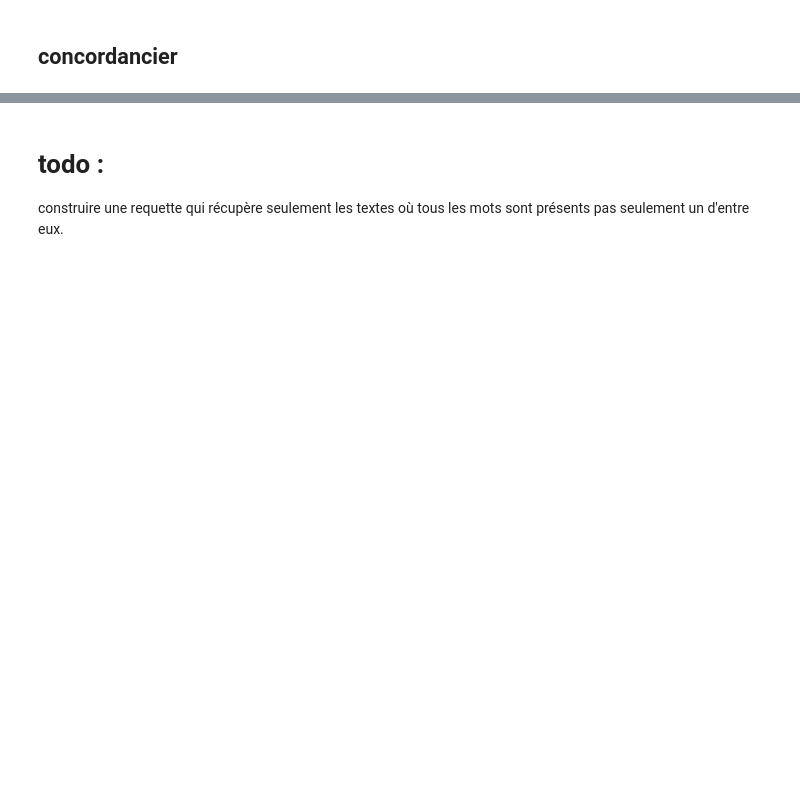
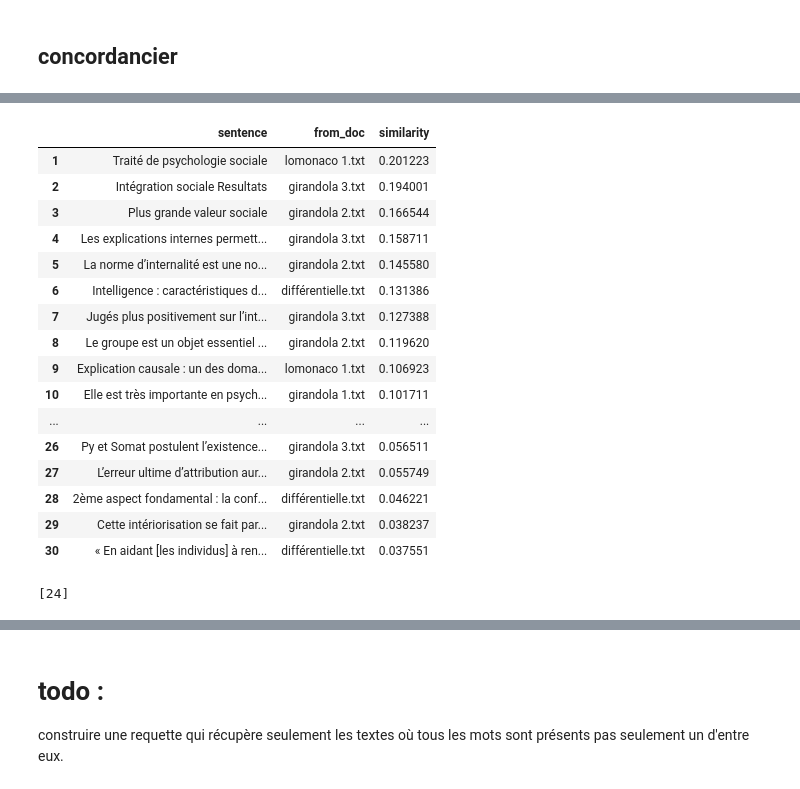
Before and after one commit to DRP-CB/text-explorer, a Jupyter notebook: explorateur_requêtes.ipynb, the cells around one changed output, grey strips where cells are left out. Drawn from its saved outputs; the diff is of its cells as text; code cells hidden in the pictures; blank space fills up the shorter version.

```diff
--- a/explorateur_requêtes.ipynb
+++ b/explorateur_requêtes.ipynb
@@ -306,0 +365,21 @@ dtype: bool
+# %%
+wtv = search_tokens(['sociale'])
+wtv
+# %% [output]
+|  | sentence | from_doc | similarity |
+| 1 | Traité de psychologie sociale | lomonaco 1.txt | 0.201223 |
+| 2 | Intégration sociale Resultats | girandola 3.txt | 0.194001 |
+| 3 | Plus grande valeur sociale | girandola 2.txt | 0.166544 |
+| 4 | Les explications internes permett... | girandola 3.txt | 0.158711 |
+| 5 | La norme d’internalité est une no... | girandola 2.txt | 0.145580 |
+| 6 | Intelligence : caractéristiques d... | différentielle.txt | 0.131386 |
+| 7 | Jugés plus positivement sur l’int... | girandola 3.txt | 0.127388 |
+| 8 | Le groupe est un objet essentiel ... | girandola 2.txt | 0.119620 |
+| 9 | Explication causale : un des doma... | lomonaco 1.txt | 0.106923 |
+| 10 | Elle est très importante en psych... | girandola 1.txt | 0.101711 |
+| ... | ... | ... | ... |
+| 26 | Py et Somat postulent l’existence... | girandola 3.txt | 0.056511 |
+| 27 | L’erreur ultime d’attribution aur... | girandola 2.txt | 0.055749 |
+| 28 | 2ème aspect fondamental : la conf... | différentielle.txt | 0.046221 |
+| 29 | Cette intériorisation se fait par... | girandola 2.txt | 0.038237 |
+| 30 | « En aidant [les individus] à ren... | différentielle.txt | 0.037551 |
@@ -306,0 +393,4 @@ dtype: bool
+# %%
+match_index
+# %% [output]
+[24]
```
Also changed, not shown: parts of 18 cells of this notebook, 1 other file.
